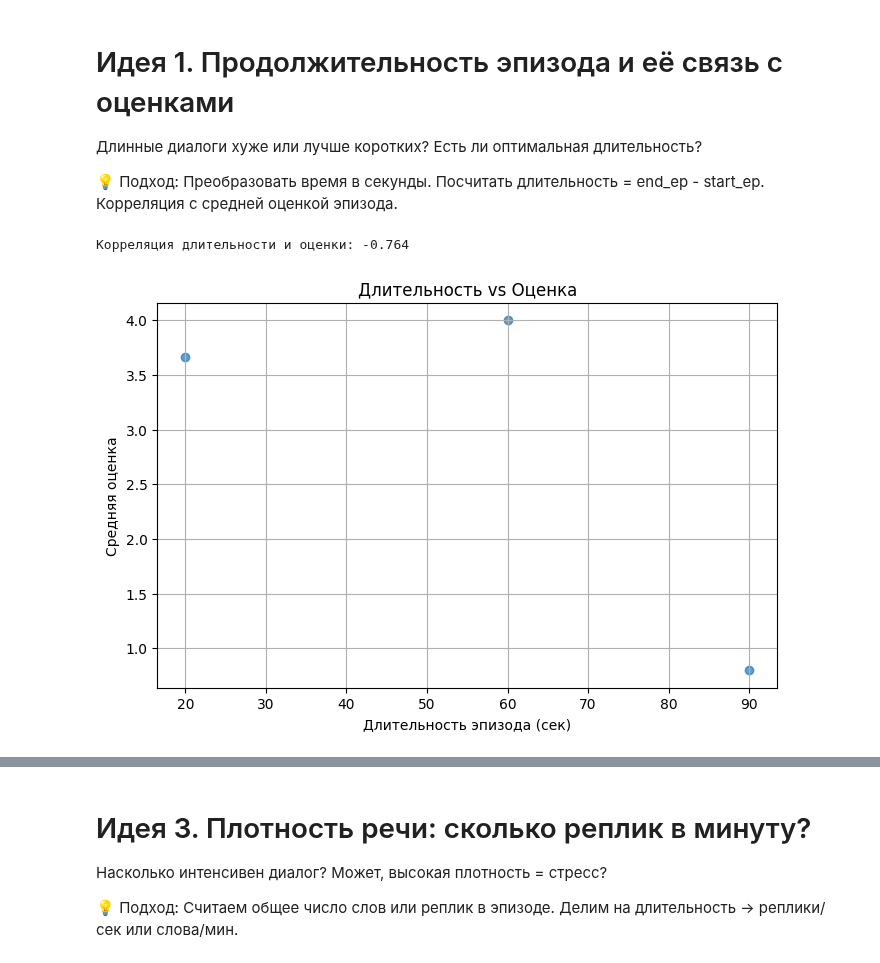
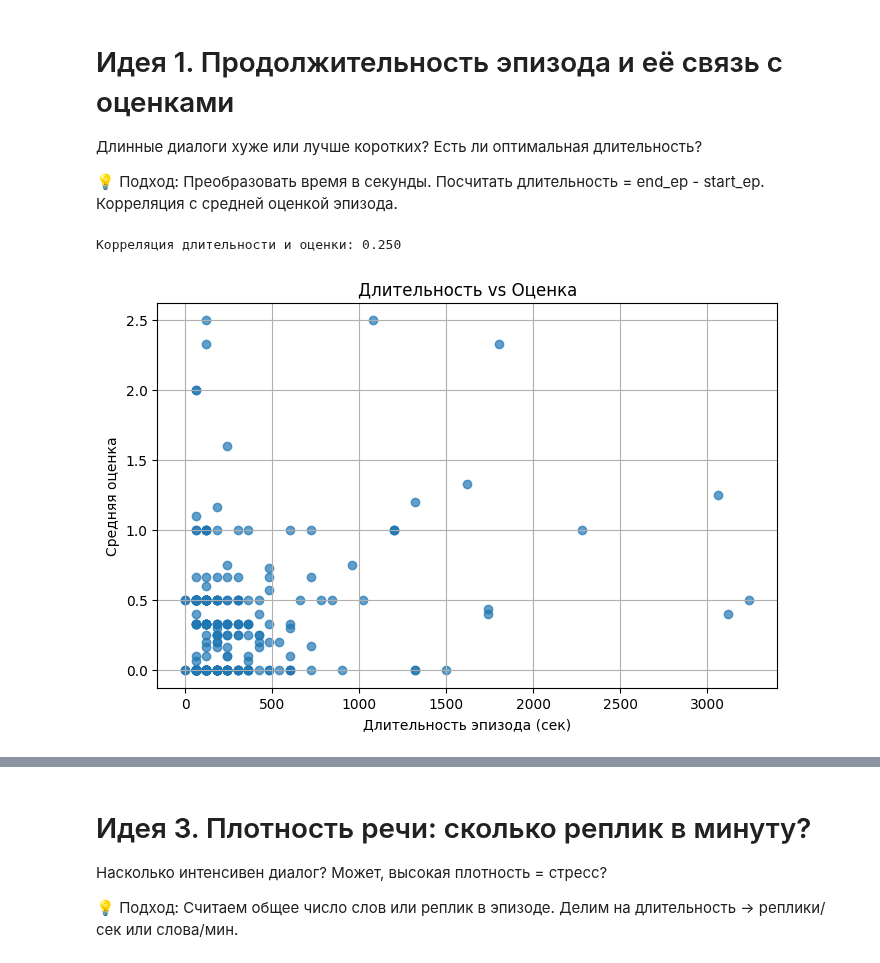
Before and after one commit to vn322/Sport-University, a Jupyter notebook: rbnlp.ipynb, the cells around one changed output, grey strips where cells are left out. Saved outputs shown, nothing was run; the diff lists cells and outputs as text; code cells hidden in the pictures.

```diff
--- a/rbnlp.ipynb
+++ b/rbnlp.ipynb
@@ -620,29 +614,3 @@ plt.show()
 
 
 Собрать корпус → векторизовать → обучить LinearRegression.
-# %%
-from sklearn.feature_extraction.text import TfidfVectorizer
-from sklearn.linear_model import LinearRegression
-from sklearn.metrics import mean_squared_error
-
-# Подготовка данных
-texts = []
-labels = []
-for tokens, scores in zip(all_tokens, all_scores):
-    for t, s in zip(tokens, scores):
-        texts.append(t)
-        labels.append(s)
-
-vectorizer = TfidfVectorizer(analyzer='char_wb', ngram_range=(2,4))  # символьные n-граммы для нон-слов
-X = vectorizer.fit_transform(texts)
-y = np.array(labels)
-
-# Обучение
-model = LinearRegression()
-model.fit(X, y)
-y_pred = model.predict(X)
-
-print(f"Baseline RMSE: {np.sqrt(mean_squared_error(y, y_pred)):.3f}")
-print("Пример предсказания:")
-for i in range(3):
-    print(f"  '{texts[i]}' → истинная: {y[i]:.1f}, предсказано: {y_pred[i]:.1f}")
@@ -793,6 +759,8 @@ def time_to_seconds(t):
 df['start_sec'] = df['start_ep'].apply(time_to_seconds)
 df['end_sec'] = df['end_ep'].apply(time_to_seconds)
 df['duration_sec'] = df['end_sec'] - df['start_sec']
+#взять модуль (осторожно!)
+df['duration_sec'] = df['duration_sec'].abs()
 
 # Средняя оценка за эпизод
 def parse_scores_col(col):
@@ -807,32 +775,32 @@ def parse_scores_col(col):
 
 # Применяем к каждой строке (эпизоду)
 episode_scores = []
 for idx, row in df.iterrows():
     all_scores = []
     for col in ['results_1', 'results_2']:
         r = row[col]
         if pd.notna(r) and str(r).strip() != "":
             try:
                 all_scores.extend([float(x.strip()) for x in str(r).split(',') if x.strip() != ""])
             except:
                 pass
     episode_scores.append(np.mean(all_scores) if all_scores else np.nan)
 
 df['episode_avg_score'] = episode_scores
 
 # Корреляция
 corr = df[['duration_sec', 'episode_avg_score']].corr().iloc[0, 1]
 print(f"Корреляция длительности и оценки: {corr:.3f}")
 
 # Визуализация
 import matplotlib.pyplot as plt
 plt.figure(figsize=(8,5))
 plt.scatter(df['duration_sec'], df['episode_avg_score'], alpha=0.7)
 plt.xlabel('Длительность эпизода (сек)')
 plt.ylabel('Средняя оценка')
 plt.title('Длительность vs Оценка')
 plt.grid(True)
 plt.show()
 # %% [output]
-Корреляция длительности и оценки: -0.764
+Корреляция длительности и оценки: 0.250
-[figure, old version]
+[figure, new version]
```
Also changed, not shown: parts of 7 cells of this notebook.
